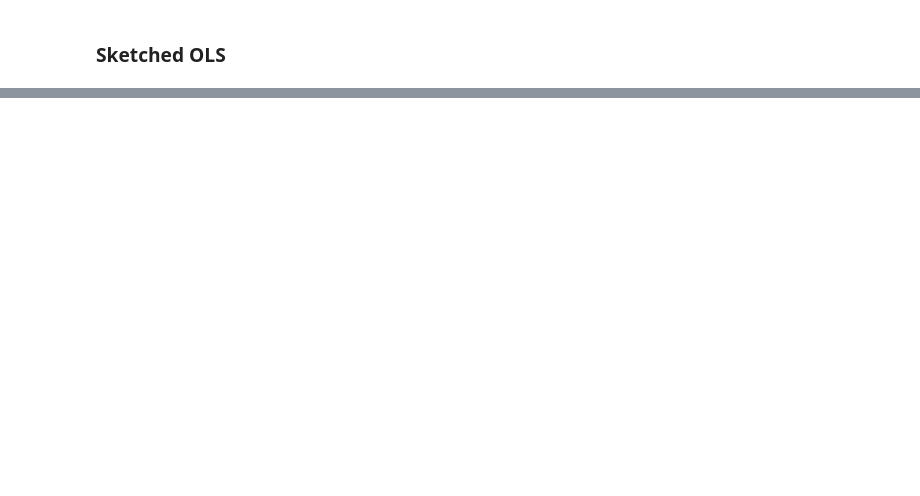
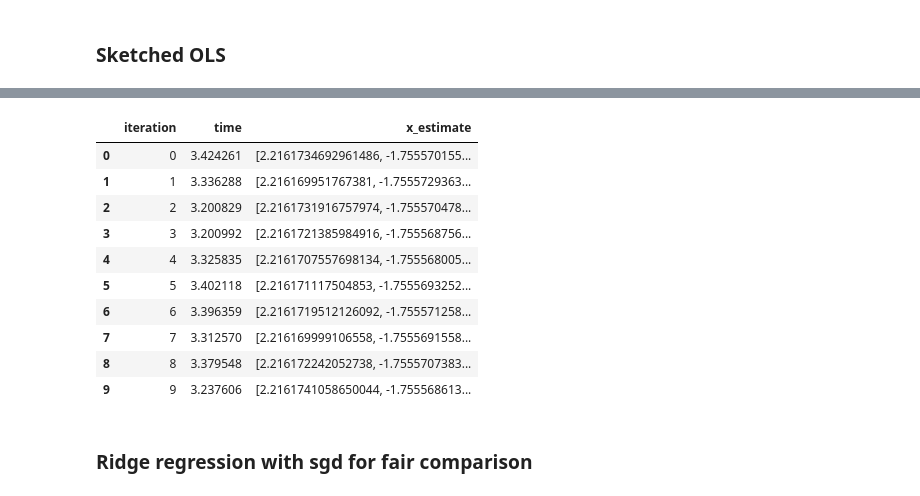
Before and after one commit to LakBoonJun1/DSA4288, a Jupyter notebook: Notebook/OLS.ipynb, the cells around one changed output, grey strips where cells are left out. Saved outputs shown, nothing was run; the diff lists cells and outputs as text; code cells hidden in the pictures; blank space fills up the shorter version.

Commit message:
better comparison

```diff
--- a/Notebook/OLS.ipynb
+++ b/Notebook/OLS.ipynb
@@ -1206,0 +1248,30 @@ time_OLS_sketch_df
+# %%
+iterations = 10
+results = []
+
+for i in range(iterations):
+    start_time = time.time()
+    x_ols, _ = fast_least_squares_sgd_with_intercept_no_sketch(X,y)
+    end_time = time.time()
+    iteration_time = end_time - start_time
+
+    results.append({'iteration': i, 'time': iteration_time, 'x_estimate' : x_ols})
+
+# Create a new DataFrame with the results
+time_OLS_Non_sketch_df = pd.DataFrame(results)
+# %%
+time_OLS_Non_sketch_df
+# %% [output]
+|  | iteration | time | x_estimate |
+| 0 | 0 | 3.424261 | [2.2161734692961486, -1.755570155... |
+| 1 | 1 | 3.336288 | [2.216169951767381, -1.7555729363... |
+| 2 | 2 | 3.200829 | [2.2161731916757974, -1.755570478... |
+| 3 | 3 | 3.200992 | [2.2161721385984916, -1.755568756... |
+| 4 | 4 | 3.325835 | [2.2161707557698134, -1.755568005... |
+| 5 | 5 | 3.402118 | [2.216171117504853, -1.7555693252... |
+| 6 | 6 | 3.396359 | [2.2161719512126092, -1.755571258... |
+| 7 | 7 | 3.312570 | [2.216169999106558, -1.7555691558... |
+| 8 | 8 | 3.379548 | [2.216172242052738, -1.7555707383... |
+| 9 | 9 | 3.237606 | [2.2161741058650044, -1.755568613... |
+# %% [markdown]
+### Ridge regression with sgd for fair comparison
```
Also changed, not shown: parts of 12 cells of this notebook, 1 other file.
